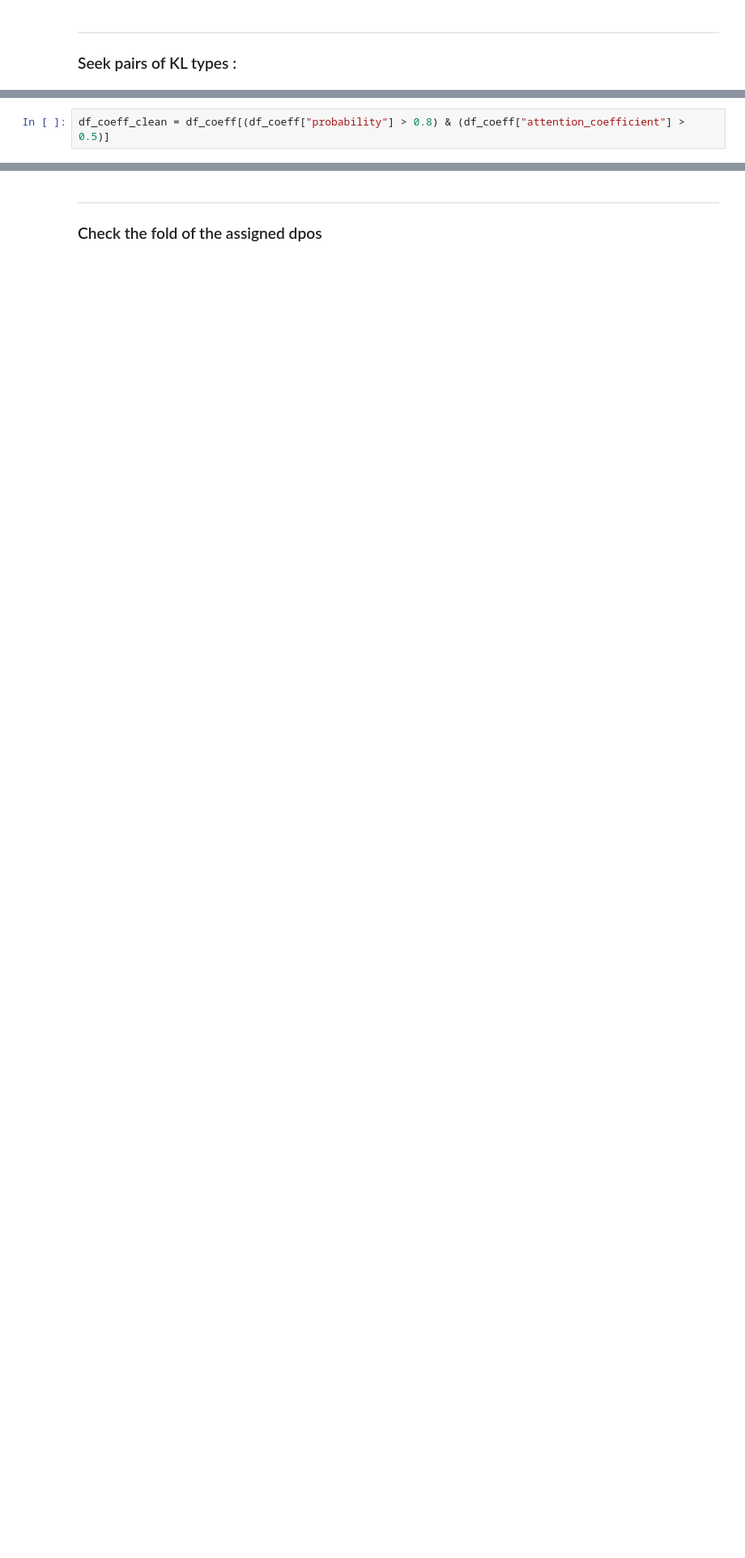
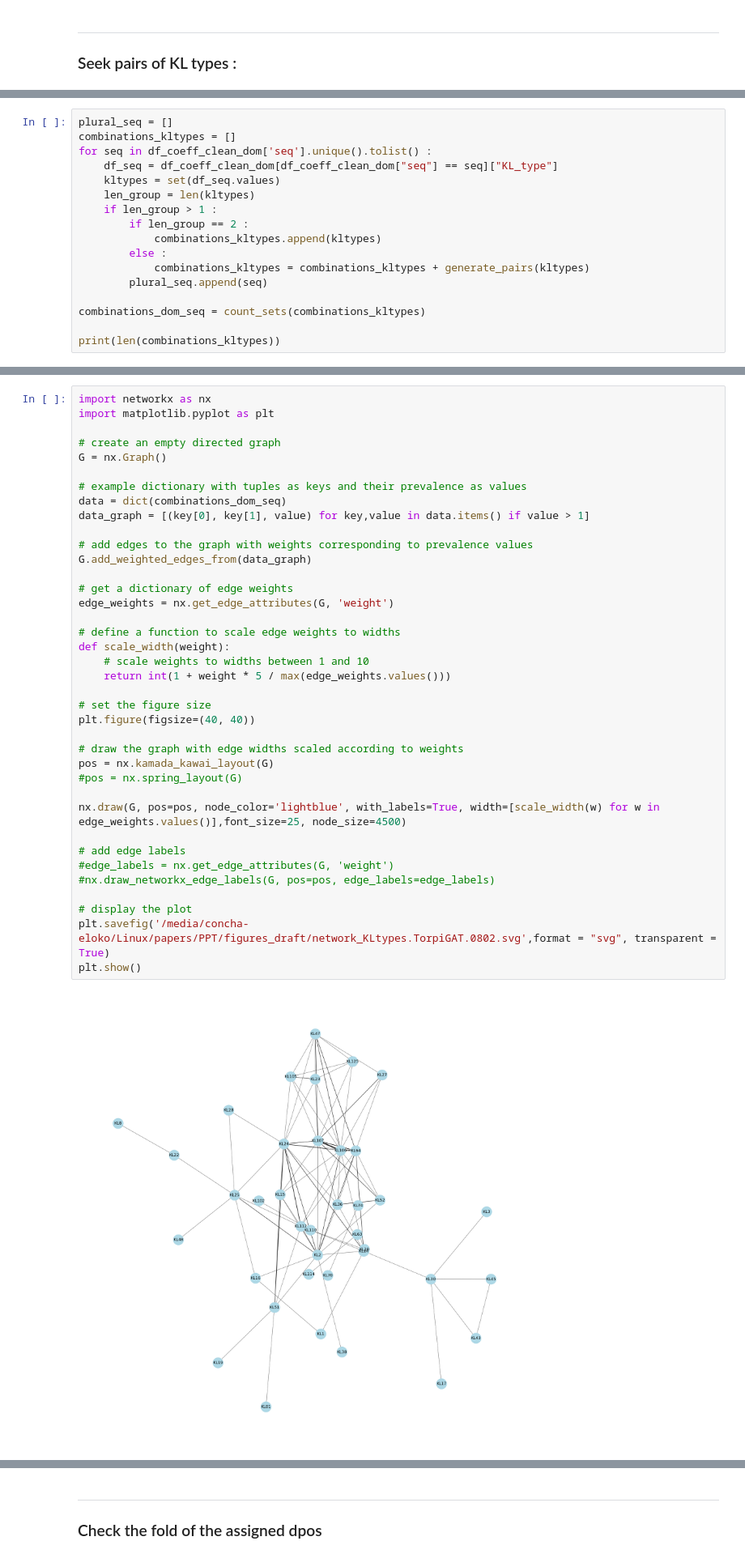
Before and after one commit to conchaeloko/Klebsiella_TropiSEARCH, a Jupyter notebook: scripts/Ensemble_TropiGAT/xx.Results_MS.ipynb, the cells around one changed output, grey strips where cells are left out. Shown at 81% size. Cells and saved outputs as stored; diff of their text form; blank space fills up the shorter version.

```diff
--- a/scripts/Ensemble_TropiGAT/xx.Results_MS.ipynb
+++ b/scripts/Ensemble_TropiGAT/xx.Results_MS.ipynb
@@ -350,2 +387,0 @@ df_coeff[df_coeff["attention_coefficient"] == ceoff]
-# %%
-df_coeff_clean = df_coeff[(df_coeff["probability"] > 0.8) & (df_coeff["attention_coefficient"] > 0.5)]
@@ -415,0 +456,17 @@ len(plural_seq)
+# %%
+plural_seq = []
+combinations_kltypes = []
+for seq in df_coeff_clean_dom['seq'].unique().tolist() :
+    df_seq = df_coeff_clean_dom[df_coeff_clean_dom["seq"] == seq]["KL_type"]
+    kltypes = set(df_seq.values)
+    len_group = len(kltypes)
+    if len_group > 1 :
+        if len_group == 2 :
+            combinations_kltypes.append(kltypes)
+        else :
+            combinations_kltypes = combinations_kltypes + generate_pairs(kltypes)
+        plural_seq.append(seq)
+
+combinations_dom_seq = count_sets(combinations_kltypes)
+
+print(len(combinations_kltypes))
@@ -415,0 +506,40 @@ len(plural_seq)
+# %%
+import networkx as nx
+import matplotlib.pyplot as plt
+
+# create an empty directed graph
+G = nx.Graph()
+
+# example dictionary with tuples as keys and their prevalence as values
+data = dict(combinations_dom_seq)
+data_graph = [(key[0], key[1], value) for key,value in data.items() if value > 1]
+
+# add edges to the graph with weights corresponding to prevalence values
+G.add_weighted_edges_from(data_graph)
+
+# get a dictionary of edge weights
+edge_weights = nx.get_edge_attributes(G, 'weight')
+
+# define a function to scale edge weights to widths
+def scale_width(weight):
+    # scale weights to widths between 1 and 10
+    return int(1 + weight * 5 / max(edge_weights.values()))
+
+# set the figure size
+plt.figure(figsize=(40, 40))
+
+# draw the graph with edge widths scaled according to weights
+pos = nx.kamada_kawai_layout(G)
+#pos = nx.spring_layout(G)
+
+nx.draw(G, pos=pos, node_color='lightblue', with_labels=True, width=[scale_width(w) for w in edge_weights.values()],font_size=25, node_size=4500)
+
+# add edge labels
+#edge_labels = nx.get_edge_attributes(G, 'weight')
+#nx.draw_networkx_edge_labels(G, pos=pos, edge_labels=edge_labels)
+
+# display the plot
+plt.savefig('/media/concha-eloko/Linux/papers/PPT/figures_draft/network_KLtypes.TorpiGAT.0802.svg',format = "svg", transparent = True)
+plt.show()
+# %% [output]
+[figure, added]
```
Also changed, not shown: parts of 46 cells of this notebook, 19 other files.
